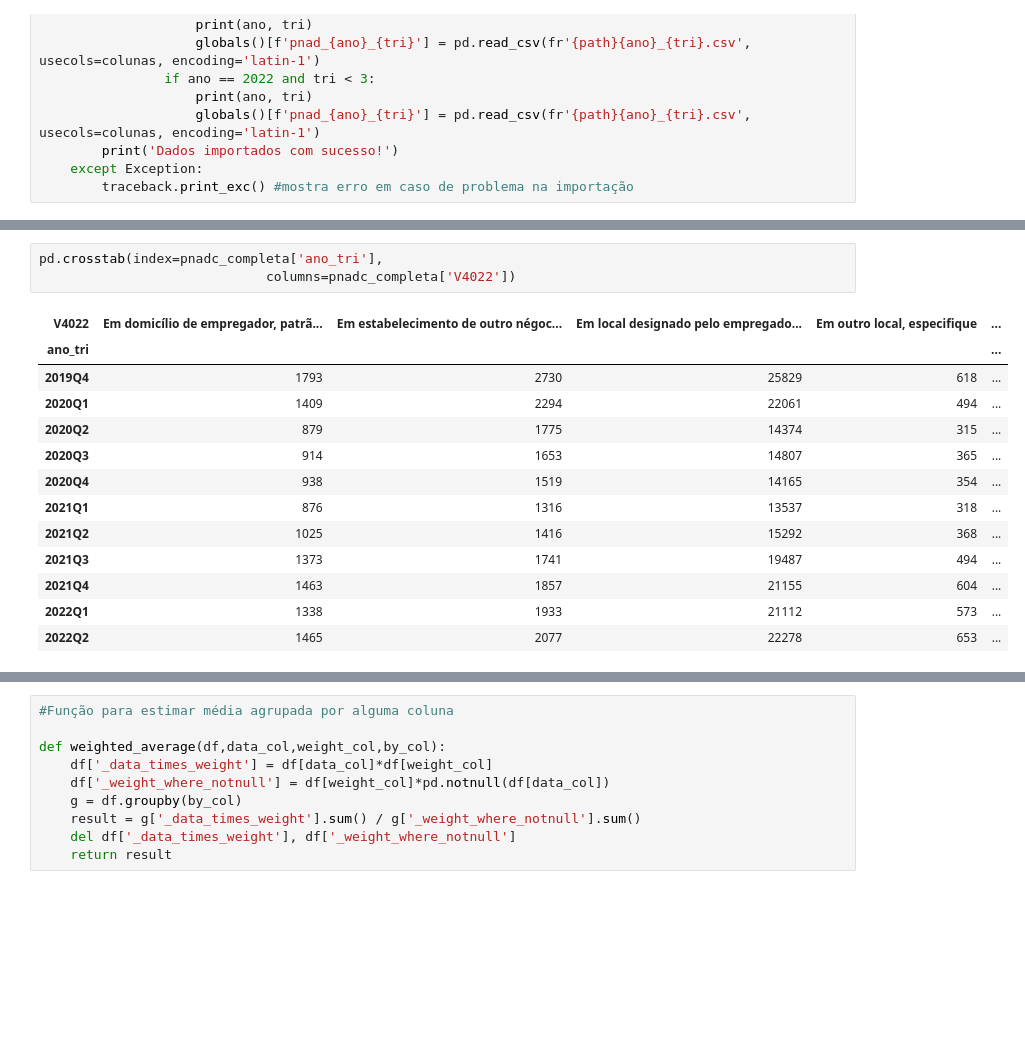
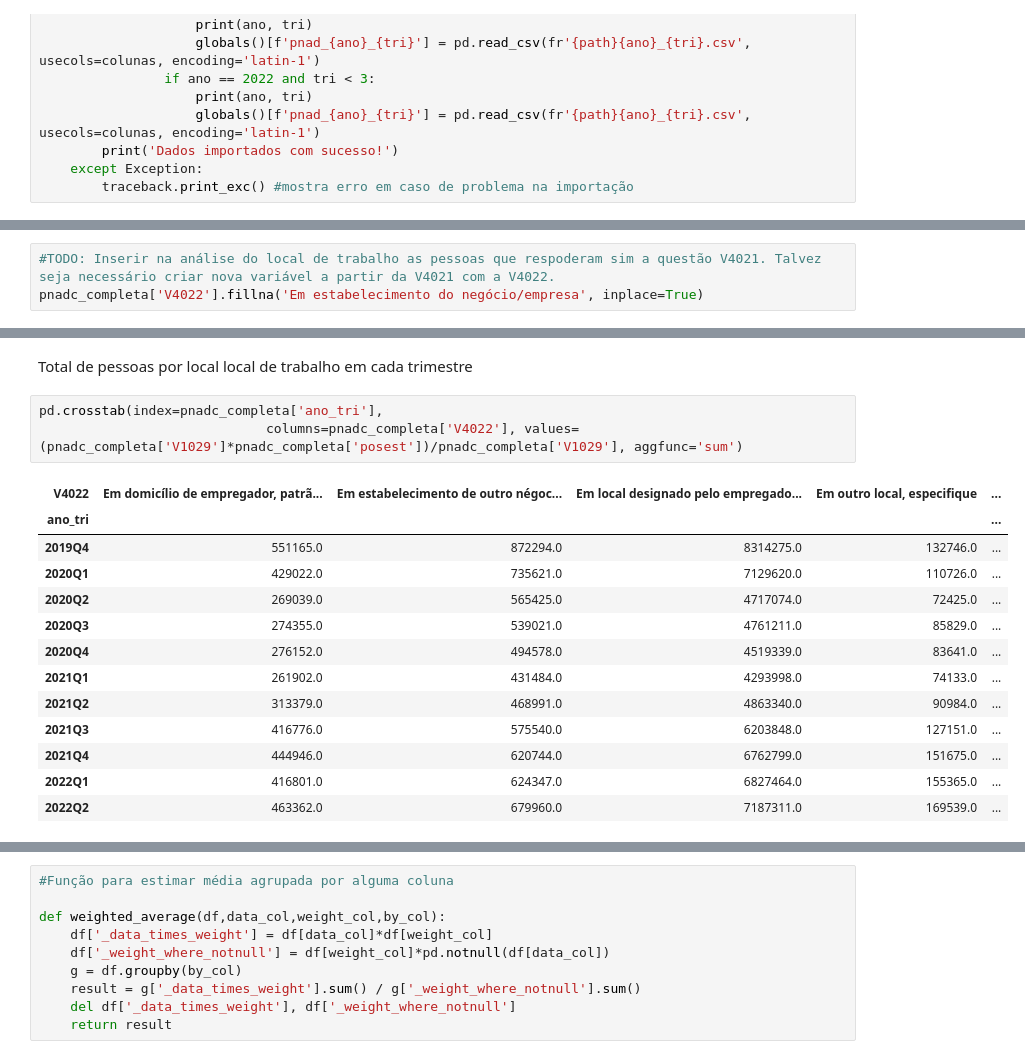
Before and after one commit to msbrasil/Mercado-de-Trabalho-Remoto, a Jupyter notebook: Local de Trabalho.ipynb, the cells around one changed output, grey strips where cells are left out. Cells and saved outputs as stored; diff of their text form; blank space fills up the shorter version.

```diff
--- a/Local de Trabalho.ipynb
+++ b/Local de Trabalho.ipynb
@@ -198,4 +201,7 @@ pnadc_completa = pd.concat([pnad_2019_4_id_local,
                             pnad_2021_4_id_local,
                             pnad_2022_1_id_local,
                             pnad_2022_2_id_local])
+# %%
+#TODO: Inserir na análise do local de trabalho as pessoas que respoderam sim a questão V4021. Talvez seja necessário criar nova variável a partir da V4021 com a V4022.
+pnadc_completa['V4022'].fillna('Em estabelecimento do negócio/empresa', inplace=True)
 # %%
@@ -227,20 +306,22 @@ display(pnadc_completa)
+# %% [markdown]
+Total de pessoas por local local de trabalho em cada trimestre
 # %%
 pd.crosstab(index=pnadc_completa['ano_tri'],
-                             columns=pnadc_completa['V4022'])
+                             columns=pnadc_completa['V4022'], values=(pnadc_completa['V1029']*pnadc_completa['posest'])/pnadc_completa['V1029'], aggfunc='sum')
 # %% [output]
 | V4022 | Em domicílio de empregador, patrã... | Em estabelecimento de outro négoc... | Em local designado pelo empregado... | Em outro local, especifique | ... |
 | ano_tri |  |  |  |  | ... |
-| 2019Q4 | 1793 | 2730 | 25829 | 618 | ... |
-| 2020Q1 | 1409 | 2294 | 22061 | 494 | ... |
-| 2020Q2 | 879 | 1775 | 14374 | 315 | ... |
-| 2020Q3 | 914 | 1653 | 14807 | 365 | ... |
-| 2020Q4 | 938 | 1519 | 14165 | 354 | ... |
-| 2021Q1 | 876 | 1316 | 13537 | 318 | ... |
-| 2021Q2 | 1025 | 1416 | 15292 | 368 | ... |
-| 2021Q3 | 1373 | 1741 | 19487 | 494 | ... |
-| 2021Q4 | 1463 | 1857 | 21155 | 604 | ... |
-| 2022Q1 | 1338 | 1933 | 21112 | 573 | ... |
-| 2022Q2 | 1465 | 2077 | 22278 | 653 | ... |
+| 2019Q4 | 551165.0 | 872294.0 | 8314275.0 | 132746.0 | ... |
+| 2020Q1 | 429022.0 | 735621.0 | 7129620.0 | 110726.0 | ... |
+| 2020Q2 | 269039.0 | 565425.0 | 4717074.0 | 72425.0 | ... |
+| 2020Q3 | 274355.0 | 539021.0 | 4761211.0 | 85829.0 | ... |
+| 2020Q4 | 276152.0 | 494578.0 | 4519339.0 | 83641.0 | ... |
+| 2021Q1 | 261902.0 | 431484.0 | 4293998.0 | 74133.0 | ... |
+| 2021Q2 | 313379.0 | 468991.0 | 4863340.0 | 90984.0 | ... |
+| 2021Q3 | 416776.0 | 575540.0 | 6203848.0 | 127151.0 | ... |
+| 2021Q4 | 444946.0 | 620744.0 | 6762799.0 | 151675.0 | ... |
+| 2022Q1 | 416801.0 | 624347.0 | 6827464.0 | 155365.0 | ... |
+| 2022Q2 | 463362.0 | 679960.0 | 7187311.0 | 169539.0 | ... |
 # %%
 cross_tab_prop = pd.crosstab(index=pnadc_completa['ano_tri'],
                              columns=pnadc_completa['V4022'],
```
Also changed, not shown: parts of 36 cells of this notebook.
